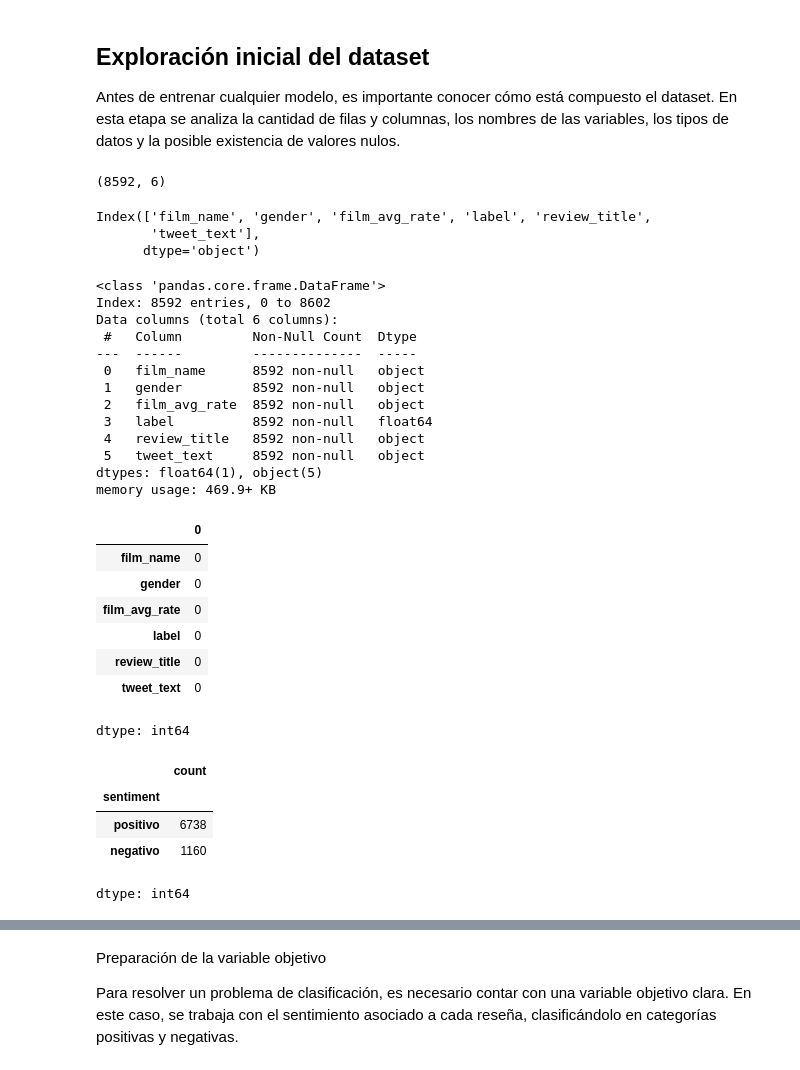
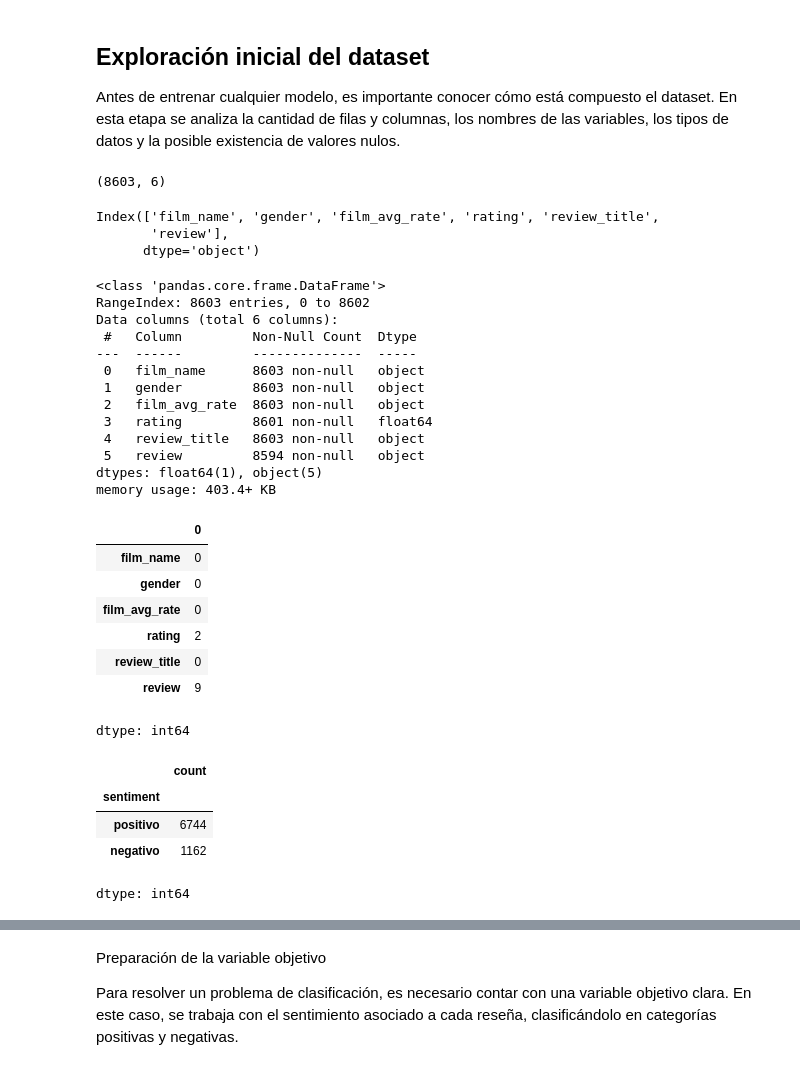
Before and after one commit to soledad-villarrubia/Data_Sciense_3, a Jupyter notebook: Proyecto_Final_Ciencia_de_Datos_IIi.ipynb, the cells around one changed output, grey strips where cells are left out. Cells and saved outputs as stored; diff of their text form; code cells hidden in the pictures.

```diff
--- a/Proyecto_Final_Ciencia_de_Datos_IIi.ipynb
+++ b/Proyecto_Final_Ciencia_de_Datos_IIi.ipynb
@@ -143,0 +126,28 @@ Ocho apellidos vascos;Comedia;6;3;OCHO APELLIDOS VASCOS...Y NINGÚN NOMBRE PROPI
+# %%
+import requests
+import io
+
+
+url = "https://raw.githubusercontent.com/soledad-villarrubia/Data_Sciense_3/refs/heads/main/reviews_filmaffinity.csv"
+
+
+# Descargamos el archivo
+response = requests.get(url)
+response.raise_for_status()
+
+# Vemos una parte del contenido crudo para controlar caracteres
+print(response.text[:300])
+
+# Leemos el dataset especificando el encoding original
+# Esto evita errores de lectura cuando el archivo tiene tildes, eñes o caracteres especiales
+df = pd.read_csv(io.StringIO(response.text), sep=';', encoding='latin1')
+
+# Eliminamos columnas basura si existen
+df = df.loc[:, ~df.columns.str.contains('^Unnamed')].copy()
+
+# Renombramos columnas para trabajar más cómodo
+df.rename(columns={'review_text': 'review', 'review_rate': 'rating'}, inplace=True)
+
+# Verificamos estructura
+print(df.head())
+print(df.columns)
@@ -150,13 +184,13 @@ Antes de entrenar cualquier modelo, es importante conocer cómo está compuesto
 # Esto nos da una idea del tamaño con el que vamos a trabajar
 df.shape
 # %% [output]
-(8592, 6)
+(8603, 6)
 # %%
 # Mostramos los nombres de las columnas para identificar qué información trae el archivo
 df.columns
 # %% [output]
-Index(['film_name', 'gender', 'film_avg_rate', 'label', 'review_title',
-       'tweet_text'],
+Index(['film_name', 'gender', 'film_avg_rate', 'rating', 'review_title',
+       'review'],
       dtype='object')
 # %%
 # Acá vemos el tipo de dato de cada columna
@@ -164,18 +198,18 @@ Index(['film_name', 'gender', 'film_avg_rate', 'label', 'review_title',
 df.info()
 # %% [output]
 <class 'pandas.core.frame.DataFrame'>
-Index: 8592 entries, 0 to 8602
+RangeIndex: 8603 entries, 0 to 8602
 Data columns (total 6 columns):
  #   Column         Non-Null Count  Dtype
 ---  ------         --------------  -----
- 0   film_name      8592 non-null   object
- 1   gender         8592 non-null   object
- 2   film_avg_rate  8592 non-null   object
- 3   label          8592 non-null   float64
- 4   review_title   8592 non-null   object
- 5   tweet_text     8592 non-null   object
+ 0   film_name      8603 non-null   object
+ 1   gender         8603 non-null   object
+ 2   film_avg_rate  8603 non-null   object
+ 3   rating         8601 non-null   float64
+ 4   review_title   8603 non-null   object
+ 5   review         8594 non-null   object
 dtypes: float64(1), object(5)
-memory usage: 469.9+ KB
+memory usage: 403.4+ KB
 # %%
 # Revisamos si hay datos faltantes o nulos
 # Esto es importante porque los nulos pueden romper análisis o modelos
@@ -185,36 +219,33 @@ df.isnull().sum()
 | film_name | 0 |
 | gender | 0 |
 | film_avg_rate | 0 |
-| label | 0 |
+| rating | 2 |
 | review_title | 0 |
-| tweet_text | 0 |
+| review | 9 |
 dtype: int64
 # %%
 # Definimos una función para clasificar mejor los sentimientos
 def clasificar_sentimiento(x):
-    # Si la puntuación es alta, consideramos que es positivo
     if x >= 4:
         return 'positivo'
-    # Si es baja, negativo
     elif x <= 2:
         return 'negativo'
-    # Si está en el medio, lo consideramos neutral
     else:
         return 'neutral'
 
-# Aplicamos la función a la columna label para crear la columna 'sentiment'
-df['sentiment'] = df['label'].apply(clasificar_sentimiento)
+# Aplicamos la función para crear la columna sentiment
+df['sentiment'] = df['rating'].apply(clasificar_sentimiento)
 
 # Eliminamos los casos neutrales para simplificar el problema a binario
 df = df[df['sentiment'] != 'neutral']
 
 # Verificamos cómo quedó la distribución
 df['sentiment'].value_counts()
 # %% [output]
 |  | count |
 | sentiment |  |
-| positivo | 6738 |
-| negativo | 1160 |
+| positivo | 6744 |
+| negativo | 1162 |
 dtype: int64
 # %%
 # Mostramos 3 filas completas para ver mejor el contenido real del dataset
```
Also changed, not shown: parts of 62 cells of this notebook.
